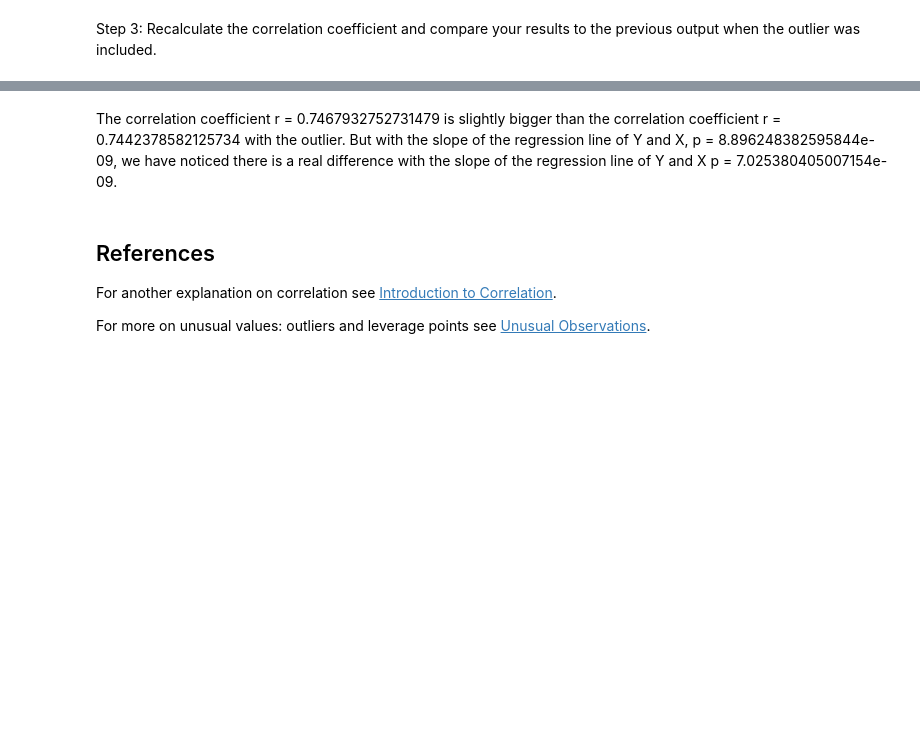
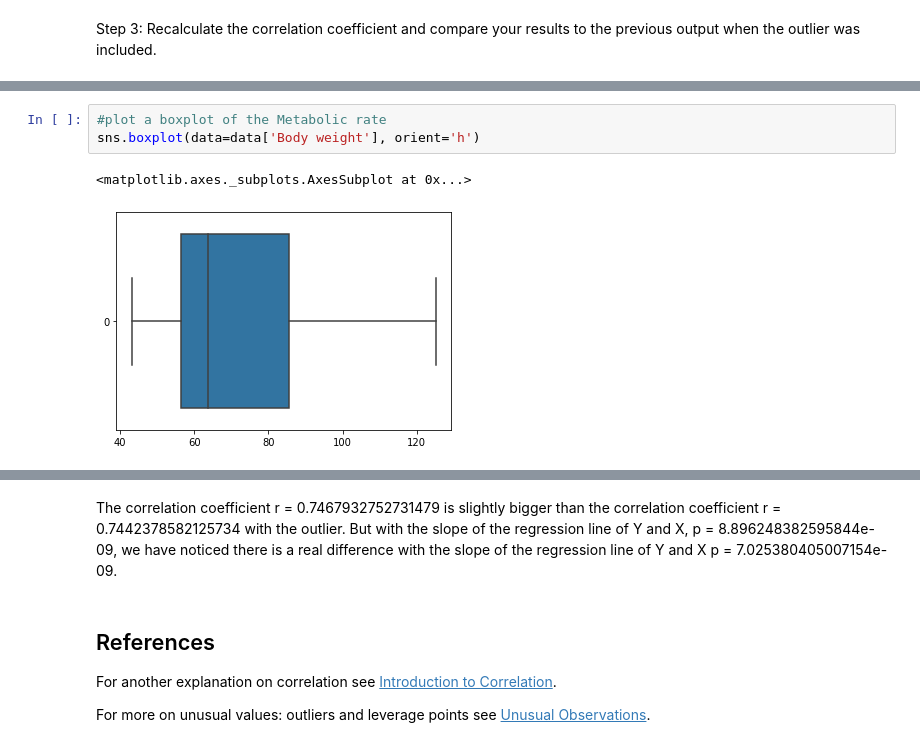
Before and after one commit to Michy01/AIIP_DAV_Visualization-2020, a Jupyter notebook: dav_06_what_is_correlation.ipynb, the cells around one changed output, grey strips where cells are left out. Drawn from its saved outputs; the diff is of its cells as text; blank space fills up the shorter version.

```diff
--- a/dav_06_what_is_correlation.ipynb
+++ b/dav_06_what_is_correlation.ipynb
@@ -256,0 +276,6 @@ print(p)
+# %%
+#plot a boxplot of the Metabolic rate
+sns.boxplot(data=data['Body weight'], orient='h')
+# %% [output]
+<matplotlib.axes._subplots.AxesSubplot at 0x...>
+[figure, added]
```
Also changed, not shown: parts of 8 cells of this notebook, 1 other file.
